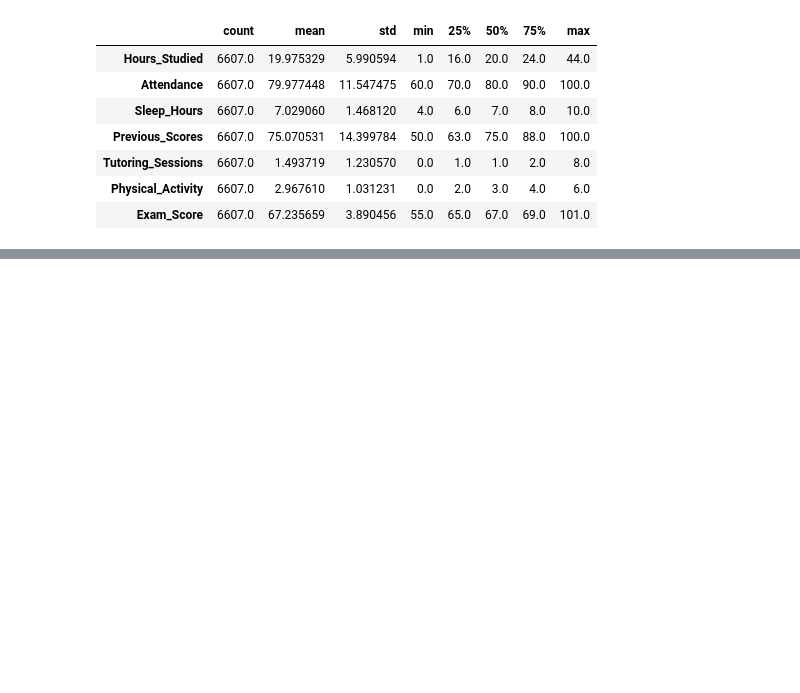
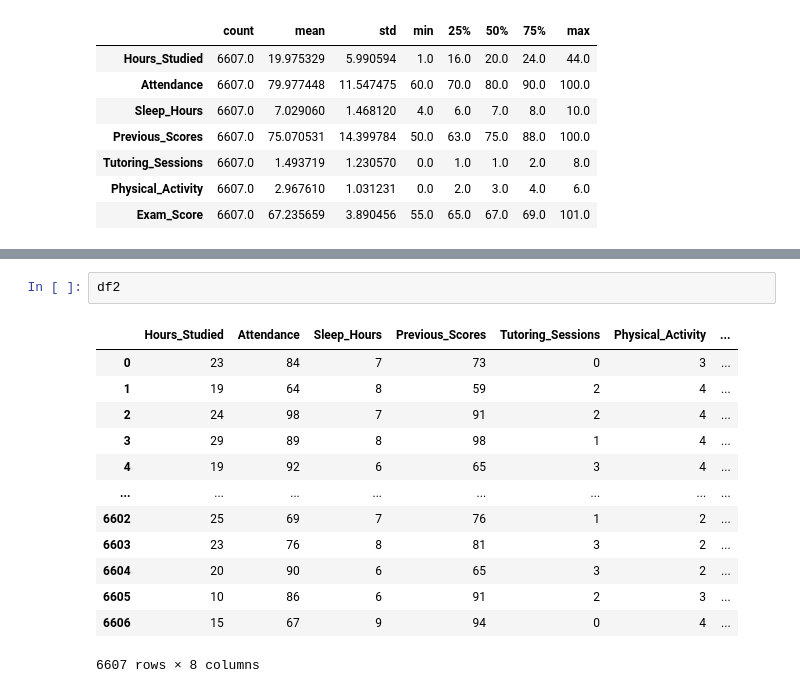
Before and after one commit to Damdam86/Mayo_school, a Jupyter notebook: Code_Damien.ipynb, the cells around one changed output, grey strips where cells are left out. Drawn from its saved outputs; the diff is of its cells as text; blank space fills up the shorter version.

```diff
--- a/Code_Damien.ipynb
+++ b/Code_Damien.ipynb
@@ -76,0 +117,16 @@ df.describe().T
+# %%
+df2
+# %% [output]
+|  | Hours_Studied | Attendance | Sleep_Hours | Previous_Scores | Tutoring_Sessions | Physical_Activity | ... |
+| 0 | 23 | 84 | 7 | 73 | 0 | 3 | ... |
+| 1 | 19 | 64 | 8 | 59 | 2 | 4 | ... |
+| 2 | 24 | 98 | 7 | 91 | 2 | 4 | ... |
+| 3 | 29 | 89 | 8 | 98 | 1 | 4 | ... |
+| 4 | 19 | 92 | 6 | 65 | 3 | 4 | ... |
+| ... | ... | ... | ... | ... | ... | ... | ... |
+| 6602 | 25 | 69 | 7 | 76 | 1 | 2 | ... |
+| 6603 | 23 | 76 | 8 | 81 | 3 | 2 | ... |
+| 6604 | 20 | 90 | 6 | 65 | 3 | 2 | ... |
+| 6605 | 10 | 86 | 6 | 91 | 2 | 3 | ... |
+| 6606 | 15 | 67 | 9 | 94 | 0 | 4 | ... |
+6607 rows × 8 columns
```
Also changed, not shown: parts of 4 cells of this notebook.
